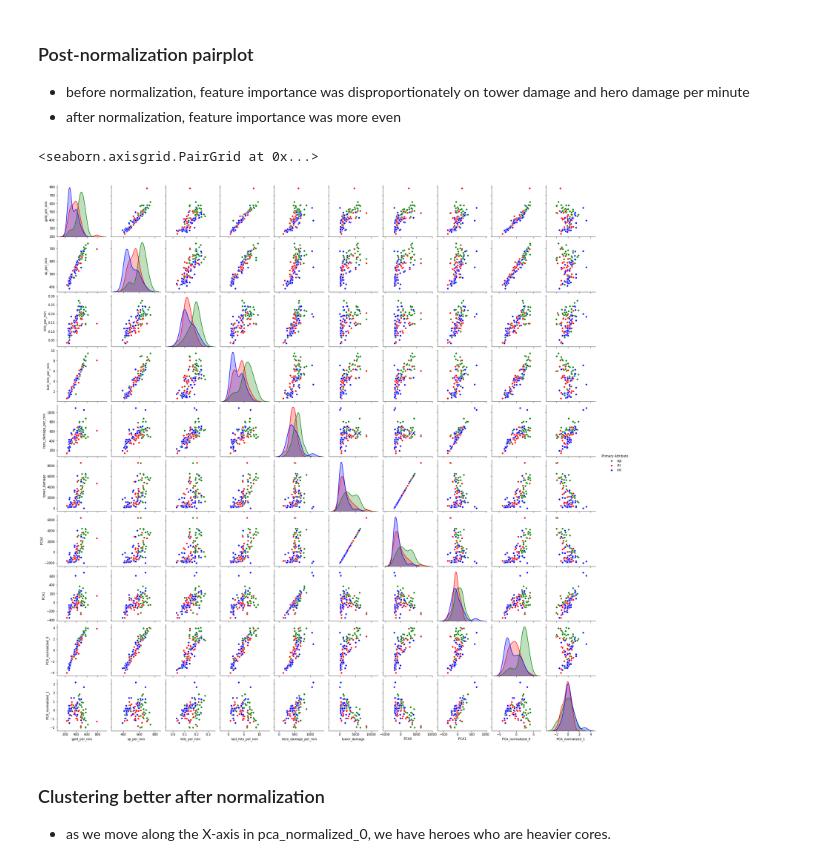
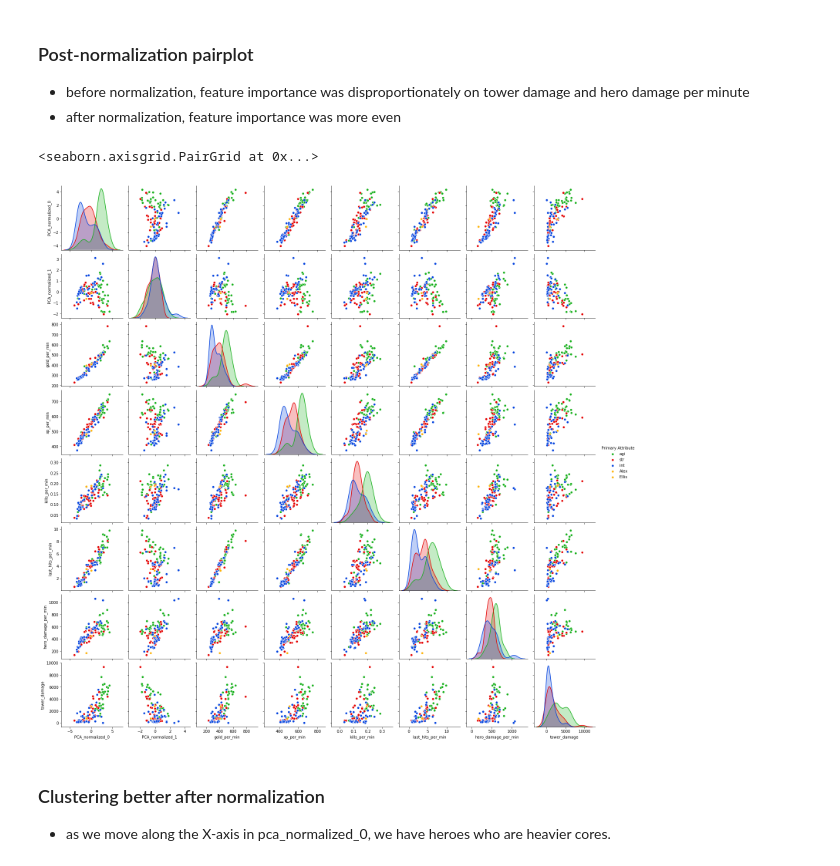
Before and after one commit to loftusa/Dota-Stats, a Jupyter notebook: data_cleaning.ipynb, the cells around one changed output. Cells and saved outputs as stored; diff of their text form; code cells hidden in the pictures.

Commit message:
add player data

```diff
--- a/data_cleaning.ipynb
+++ b/data_cleaning.ipynb
@@ -127,6 +146,9 @@ hero_stats.head()
 # %%
-sns.pairplot(hero_stats.drop(["id", "localized_name", "ICA_scaled_0", "ICA_scaled_1"], axis=1), hue="Primary Attribute",
-             palette=["green", "red", "blue"])
+colors = ["green", "red", "blue", "amber", "amber"]
+palette = sns.xkcd_palette(colors)
 
-plt.savefig("pairplot", bbox_inches="tight")
+sns.pairplot(hero_stats.drop(["id", "localized_name"], axis=1), hue="Primary Attribute",
+             palette=palette);
+
+# plt.savefig("pairplot", bbox_inches="tight")
 # %% [output]
@@ -134,7 +176,5 @@ plt.savefig("pairplot", bbox_inches="tight")
 # %% [markdown]
 ### PCA without normalization
-# %%
-palette = ["green", "red", "blue"]  # for plotting based on primary attribute
 # %%
 # clean data array
 data = hero_stats.drop(["localized_name", "Primary Attribute", "id"], axis=1)
@@ -145,7 +185,7 @@ X_r = pca.fit(data).transform(data)
 
 # make dataframe
 pca_df = pd.DataFrame(X_r, columns=["PCA0", "PCA1"])
-pca_df.insert(0, "Primary Attribute", heroes["primary_attr"])
+pca_df.insert(0, "Primary Attribute", hero_stats["Primary Attribute"])
 
 # plot
 pca1 = sns.relplot(x="PCA0", y="PCA1", hue="Primary Attribute",
@@ -170,10 +210,10 @@ pca_df.head()
 - Tower damage was almost completely linearly correlated with the first principal component
 - Hero damage per minute had high linear correlation with the second
 # %%
-pairplot_data = hero_stats.drop("localized_name", axis=1)
-pairplot_data["PCA0"] = pca_df["PCA0"]
-pairplot_data["PCA1"] = pca_df["PCA1"]
+pairplot_data = hero_stats.drop(["localized_name", "id"], axis=1)
+pairplot_data.insert(0, "PCA0", pca_df["PCA0"])
+pairplot_data.insert(1, "PCA1", pca_df["PCA1"])
 sns.pairplot(pairplot_data, hue="Primary Attribute",
-             palette=["green", "red", "blue"])
+             palette=palette)
 # %% [output]
 <seaborn.axisgrid.PairGrid at 0x...>
@@ -205,13 +245,13 @@ pca_df["PCA_normalized_1"] = X_r[:, 1]
 - before normalization, feature importance was disproportionately on tower damage and hero damage per minute
 - after normalization, feature importance was more even
 # %%
-pairplot_data["PCA_normalized_0"] = X_r[:, 0]
-pairplot_data["PCA_normalized_1"] = X_r[:, 1]
-sns.pairplot(pairplot_data.drop("id", axis=1), hue="Primary Attribute",
-             palette=["green", "red", "blue"])
+pairplot_data.insert(0, "PCA_normalized_0", X_r[:, 0])
+pairplot_data.insert(1, "PCA_normalized_1", X_r[:, 1])
+sns.pairplot(pairplot_data.drop(["PCA0", "PCA1"], axis=1), hue="Primary Attribute",
+             palette=palette)
 # %% [output]
 <seaborn.axisgrid.PairGrid at 0x...>
-[figure, old version]
+[figure, new version]
 # %% [markdown]
 ### Clustering better after normalization
 - as we move along the X-axis in pca_normalized_0, we have heroes who are heavier cores.
```
Also changed, not shown: parts of 27 cells of this notebook, 4 other files.
